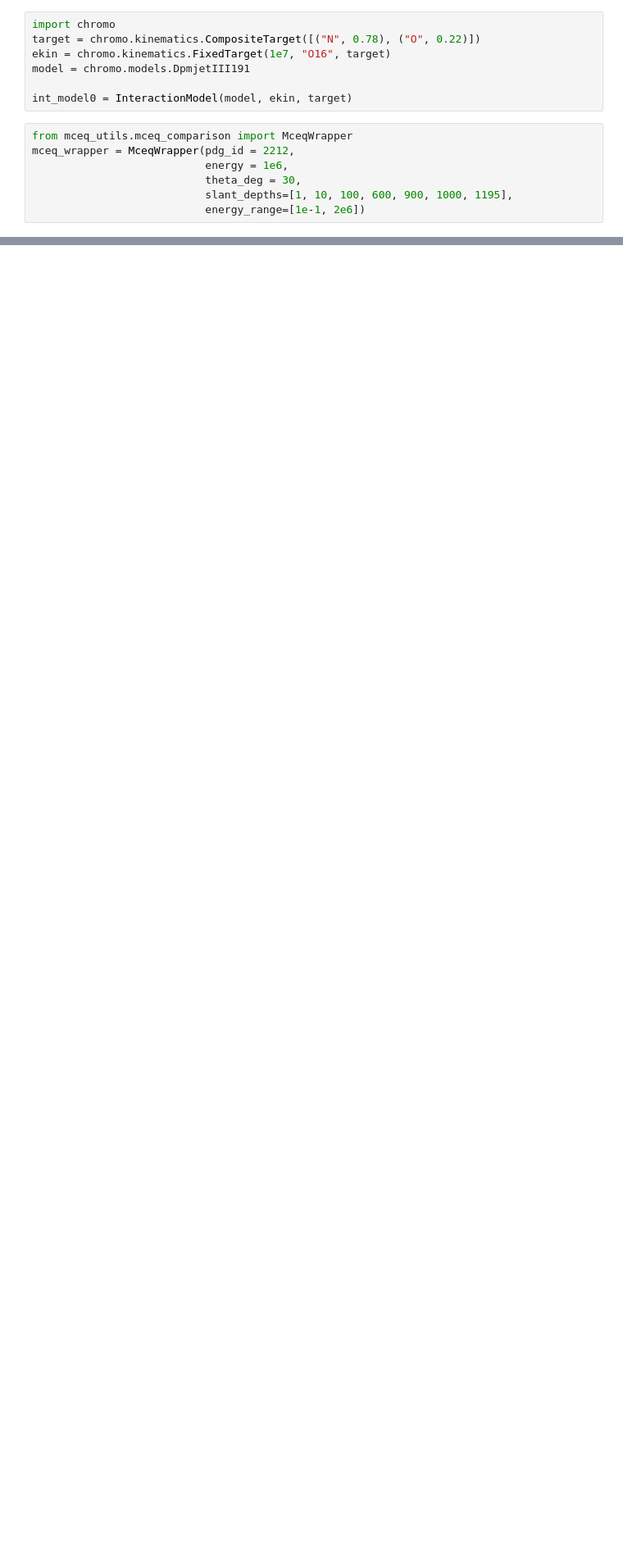
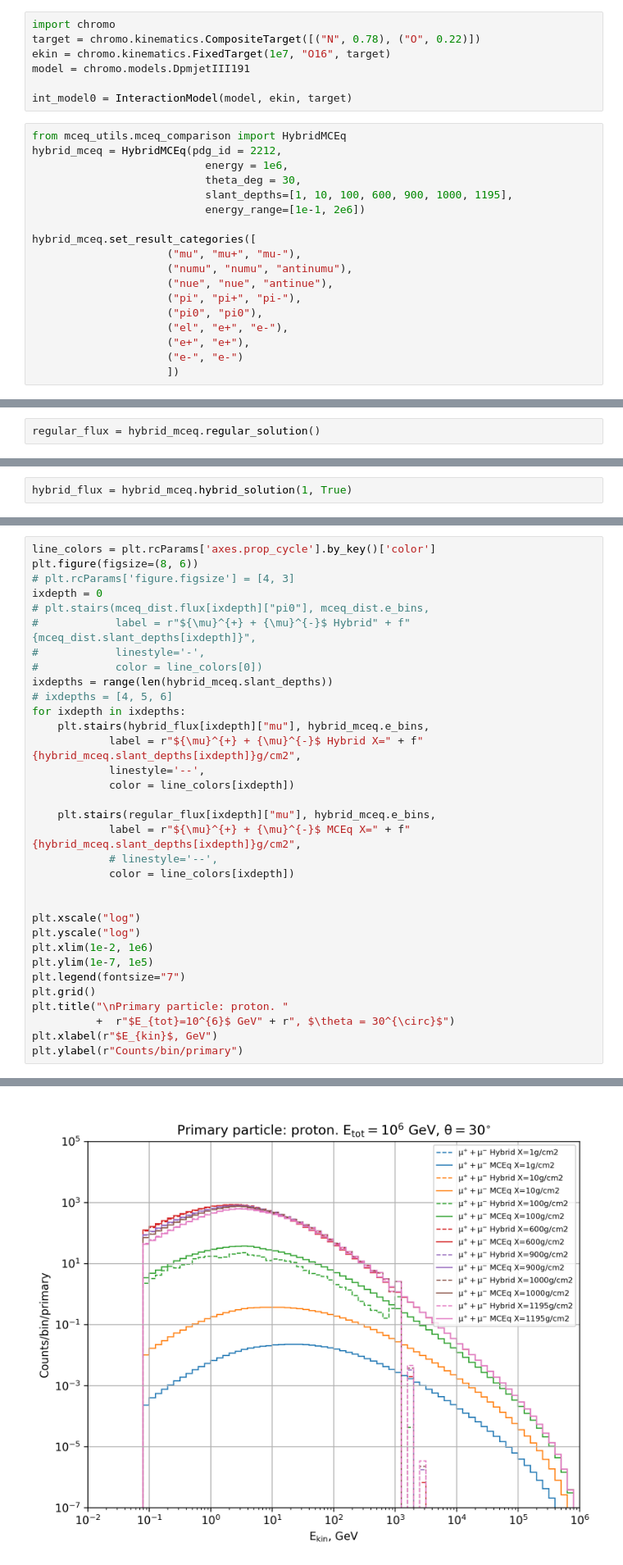
Before and after one commit to jncots/xmax_sigma, a Jupyter notebook: flincpy/scripts_02/01_histograms/06_cascade_integrate.ipynb, the cells around one changed output, grey strips where cells are left out. Shown at 82% size. Cells and saved outputs as stored; diff of their text form; blank space fills up the shorter version.

```diff
--- a/flincpy/scripts_02/01_histograms/06_cascade_integrate.ipynb
+++ b/flincpy/scripts_02/01_histograms/06_cascade_integrate.ipynb
@@ -15,9 +24,20 @@ model = chromo.models.DpmjetIII191
 
 int_model0 = InteractionModel(model, ekin, target)
 # %%
-from mceq_utils.mceq_comparison import MceqWrapper
-mceq_wrapper = MceqWrapper(pdg_id = 2212,
+from mceq_utils.mceq_comparison import HybridMCEq
+hybrid_mceq = HybridMCEq(pdg_id = 2212,
                            energy = 1e6,
                            theta_deg = 30,
                            slant_depths=[1, 10, 100, 600, 900, 1000, 1195],
                            energy_range=[1e-1, 2e6])
+
+hybrid_mceq.set_result_categories([
+                     ("mu", "mu+", "mu-"),
+                     ("numu", "numu", "antinumu"),
+                     ("nue", "nue", "antinue"),
+                     ("pi", "pi+", "pi-"),
+                     ("pi0", "pi0"),
+                     ("el", "e+", "e-"),
+                     ("e+", "e+"),
+                     ("e-", "e-")
+                     ])
@@ -35,0 +44,2 @@ mceq_wrapper.pdgs_categories
+# %%
+regular_flux = hybrid_mceq.regular_solution()
@@ -35,0 +50,2 @@ mceq_wrapper.pdgs_categories
+# %%
+hybrid_flux = hybrid_mceq.hybrid_solution(1, True)
@@ -35,0 +54,34 @@ mceq_wrapper.pdgs_categories
+# %%
+line_colors = plt.rcParams['axes.prop_cycle'].by_key()['color']
+plt.figure(figsize=(8, 6))
+# plt.rcParams['figure.figsize'] = [4, 3]
+ixdepth = 0
+# plt.stairs(mceq_dist.flux[ixdepth]["pi0"], mceq_dist.e_bins,
+#            label = r"${\mu}^{+} + {\mu}^{-}$ Hybrid" + f"{mceq_dist.slant_depths[ixdepth]}",
+#            linestyle='-',
+#            color = line_colors[0])
+ixdepths = range(len(hybrid_mceq.slant_depths))
+# ixdepths = [4, 5, 6]
+for ixdepth in ixdepths:
+    plt.stairs(hybrid_flux[ixdepth]["mu"], hybrid_mceq.e_bins,
+            label = r"${\mu}^{+} + {\mu}^{-}$ Hybrid X=" + f"{hybrid_mceq.slant_depths[ixdepth]}g/cm2",
+            linestyle='--',
+            color = line_colors[ixdepth])
+
+    plt.stairs(regular_flux[ixdepth]["mu"], hybrid_mceq.e_bins,
+            label = r"${\mu}^{+} + {\mu}^{-}$ MCEq X=" + f"{hybrid_mceq.slant_depths[ixdepth]}g/cm2",
+            # linestyle='--',
+            color = line_colors[ixdepth])
+
+
+plt.xscale("log")
+plt.yscale("log")
+plt.xlim(1e-2, 1e6)
+plt.ylim(1e-7, 1e5)
+plt.legend(fontsize="7")
+plt.grid()
+plt.title("\nPrimary particle: proton. "
+          +  r"$E_{tot}=10^{6}$ GeV" + r", $\theta = 30^{\circ}$")
+plt.xlabel(r"$E_{kin}$, GeV")
+plt.ylabel(r"Counts/bin/primary")
+# %% [output]
@@ -35,0 +89 @@ mceq_wrapper.pdgs_categories
+[figure, added]
```
Also changed, not shown: parts of 14 cells of this notebook, 5 other files.
